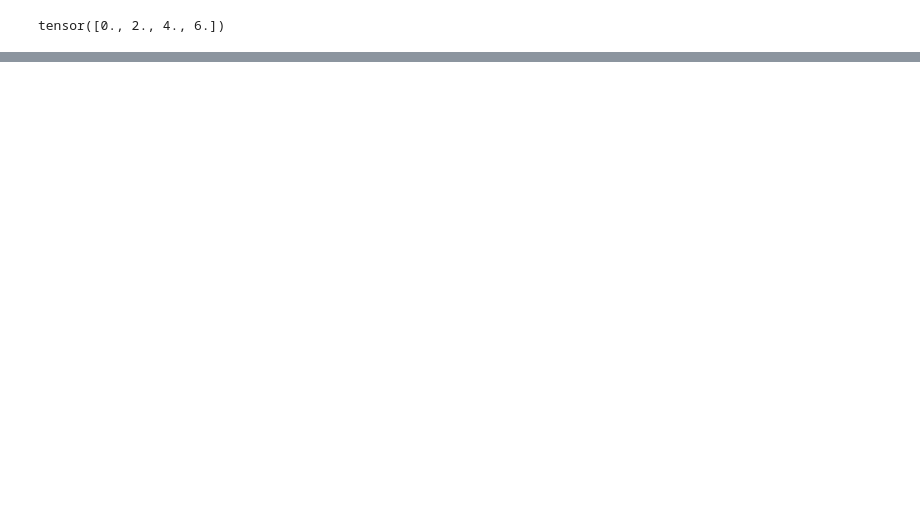
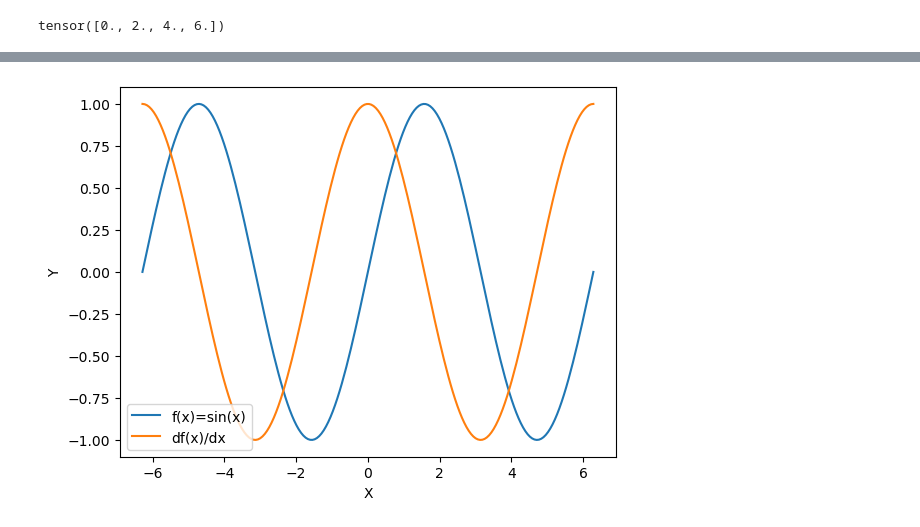
Before and after one commit to crazygraden/DL_notes, a Jupyter notebook: 2、预备知识/2.5 自动微分.ipynb, the cells around one changed output, grey strips where cells are left out. Cells and saved outputs as stored; diff of their text form; code cells hidden in the pictures; blank space fills up the shorter version.

```diff
--- a/2、预备知识/2.5 自动微分.ipynb
+++ b/2、预备知识/2.5 自动微分.ipynb
@@ -152,24 +125,28 @@ tensor(1024.)
 # %%
 import matplotlib.pyplot as plt
 # 5、f(x) = six(x), 绘制f(x)和对x求导，其中后者不使用f的导数为cos(x)
+import os
+import torch
+os.environ["KMP_DUPLICATE_LIB_OK"]="TRUE"
 def f(x):
     return torch.sin(x)
 
 def df(x):
     x.requires_grad_()
     y = f(x)
-    # print("y:",y)
-    # print("全1：", torch.ones_like(y))
     y.backward(torch.ones_like(y))
     return x.grad
 
-x = torch.linspace(-2*torch.pi,2*torch.pi,100)
+x = torch.linspace(-2*torch.pi, 2*torch.pi, 200)
+
 y1 = f(x)
 y2 = df(x)
 
-plt.plot(x.detach().numpy(),y1.detach().numpy(),label='f(x)')
-plt.plot(x.detach().numpy(),y2.detach().numpy(),lable='df/dx')
-plt.xlabel('x')
-plt.ylabel('y')
+plt.plot(x.detach().numpy(), y1.detach().numpy(), label='f(x)=sin(x)')
+plt.plot(x.detach().numpy(), y2.detach().numpy(), label='df(x)/dx')
 plt.legend()
+plt.xlabel("X")
+plt.ylabel("Y")
 plt.show()
+# %% [output]
+[figure, added]
```
Also changed, not shown: parts of 5 cells of this notebook, 4 other files.
